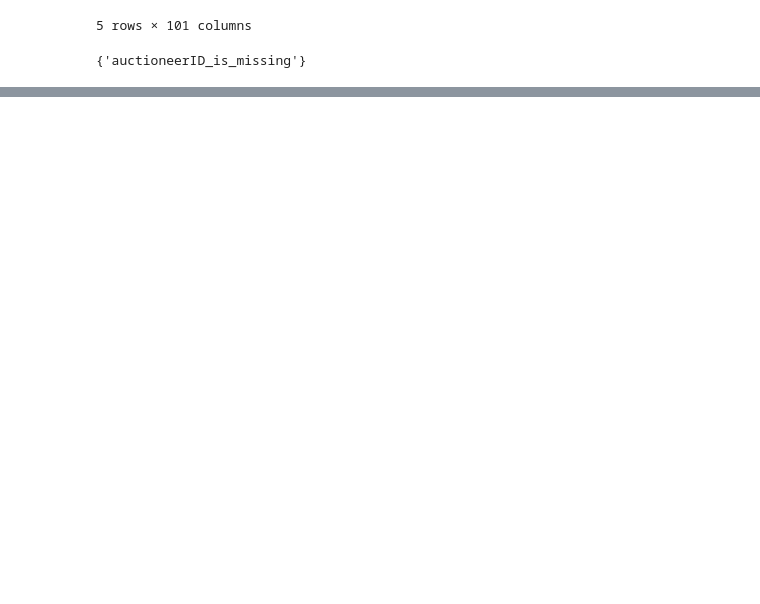
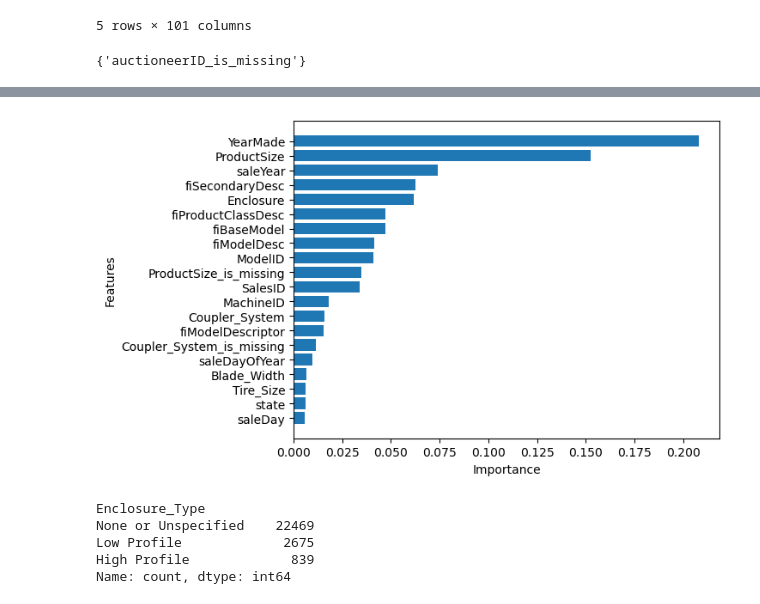
Before and after one commit to rezaazimibar/MachineLearning-projects-playground, a Jupyter notebook: RegularProjects/bulldozer_price_prediction/bulldozer_price_prediction.ipynb, the cells around one changed output, grey strips where cells are left out. Cells and saved outputs as stored; diff of their text form; code cells hidden in the pictures; blank space fills up the shorter version.

```diff
--- a/RegularProjects/bulldozer_price_prediction/bulldozer_price_prediction.ipynb
+++ b/RegularProjects/bulldozer_price_prediction/bulldozer_price_prediction.ipynb
@@ -564,0 +597,22 @@ df_test
+# %%
+def plot_features(columns, importances, n=20):
+    df = (pd.DataFrame({"features": columns, "feature_importance": importances})
+          .sort_values("feature_importance", ascending=False)
+          .reset_index(drop=True))
+    fig, ax = plt.subplots()
+    ax.barh(df["features"][:n], df["feature_importance"][:n])
+    ax.set_ylabel("Features")
+    ax.set_xlabel("Importance")
+    ax.invert_yaxis()
+# %%
+plot_features(ideal_model.feature_names_in_, ideal_model.feature_importances_)
+# %% [output]
+[figure, added]
+# %%
+print(df['Enclosure_Type'].value_counts())
+# %% [output]
+Enclosure_Type
+None or Unspecified    22469
+Low Profile             2675
+High Profile             839
+Name: count, dtype: int64
```
Also changed, not shown: parts of 15 cells of this notebook.
